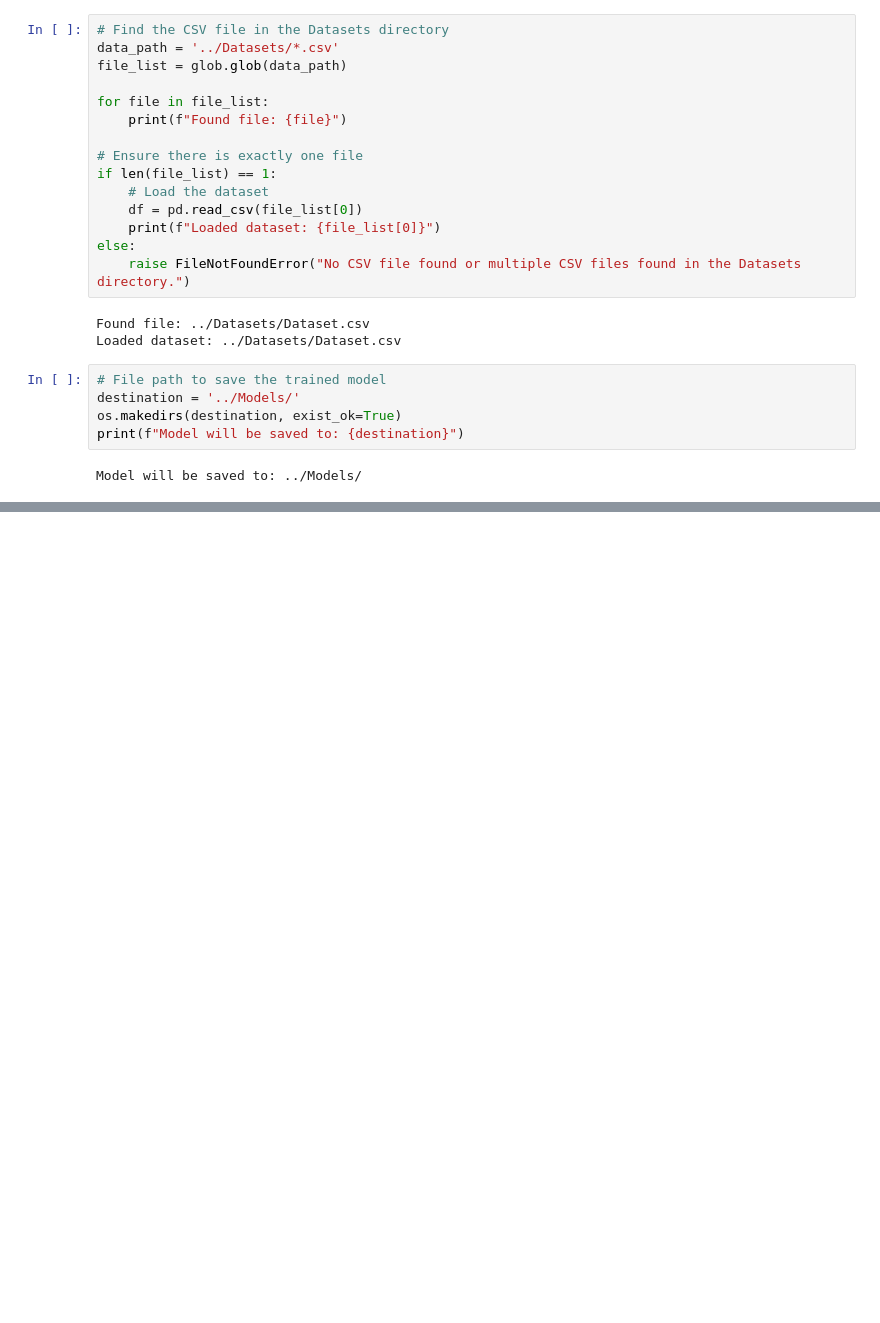
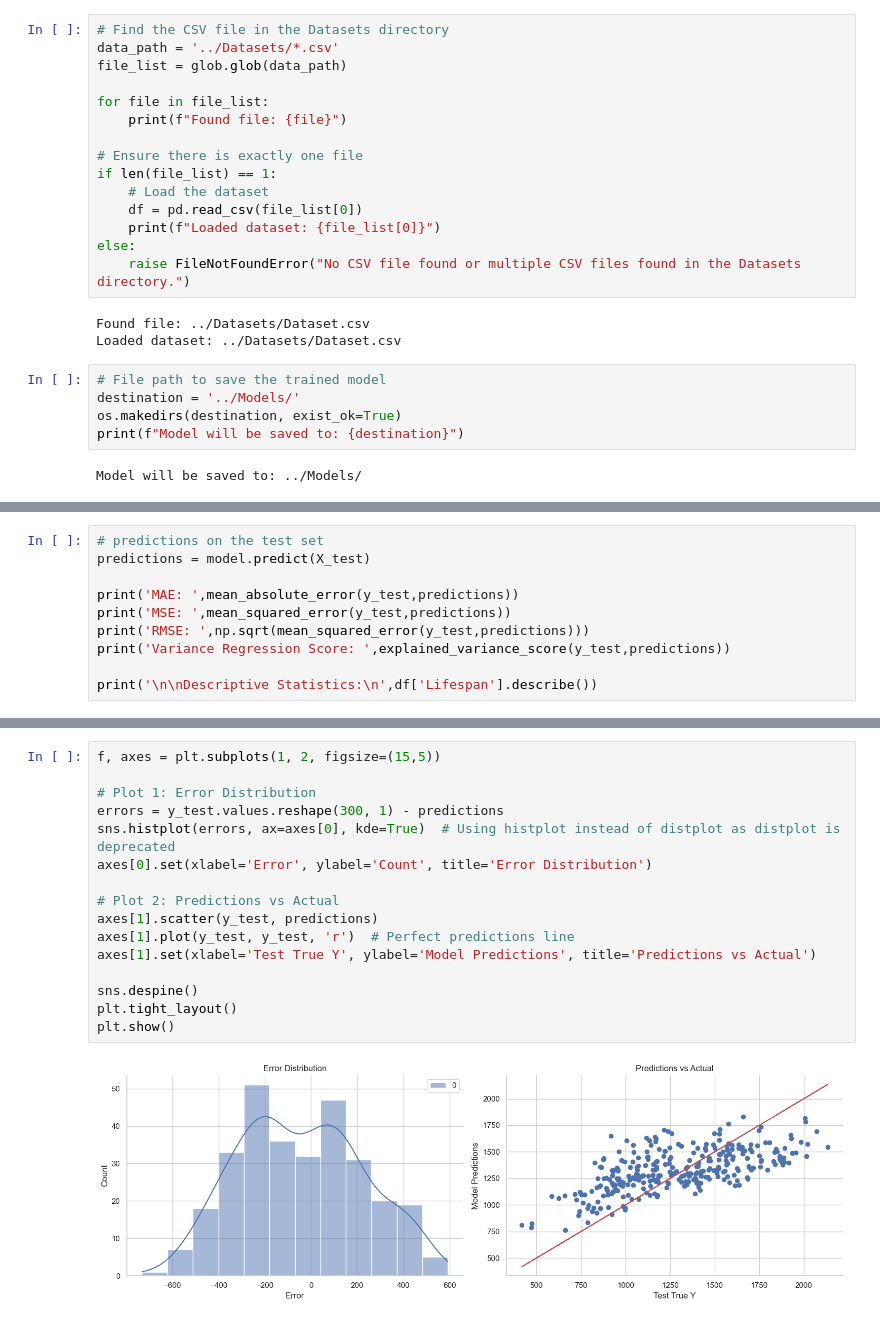
Before and after one commit to muhammedazhar/MSc-DataScience, a Jupyter notebook: COMP1801-ML/Coursework/Testing/NeuralNet.ipynb, the cells around one changed output, grey strips where cells are left out. Drawn from its saved outputs; the diff is of its cells as text; blank space fills up the shorter version.

```diff
--- a/COMP1801-ML/Coursework/Testing/NeuralNet.ipynb
+++ b/COMP1801-ML/Coursework/Testing/NeuralNet.ipynb
@@ -145,0 +153,10 @@ Neural Network MSLE: 0.07
+# %%
+# predictions on the test set
+predictions = model.predict(X_test)
+
+print('MAE: ',mean_absolute_error(y_test,predictions))
+print('MSE: ',mean_squared_error(y_test,predictions))
+print('RMSE: ',np.sqrt(mean_squared_error(y_test,predictions)))
+print('Variance Regression Score: ',explained_variance_score(y_test,predictions))
+
+print('\n\nDescriptive Statistics:\n',df['Lifespan'].describe())
@@ -145,0 +181,18 @@ Neural Network MSLE: 0.07
+# %%
+f, axes = plt.subplots(1, 2, figsize=(15,5))
+
+# Plot 1: Error Distribution
+errors = y_test.values.reshape(300, 1) - predictions
+sns.histplot(errors, ax=axes[0], kde=True)  # Using histplot instead of distplot as distplot is deprecated
+axes[0].set(xlabel='Error', ylabel='Count', title='Error Distribution')
+
+# Plot 2: Predictions vs Actual
+axes[1].scatter(y_test, predictions)
+axes[1].plot(y_test, y_test, 'r')  # Perfect predictions line
+axes[1].set(xlabel='Test True Y', ylabel='Model Predictions', title='Predictions vs Actual')
+
+sns.despine()
+plt.tight_layout()
+plt.show()
+# %% [output]
+[figure, added]
```
Also changed, not shown: parts of 13 cells of this notebook, 1 other file.
